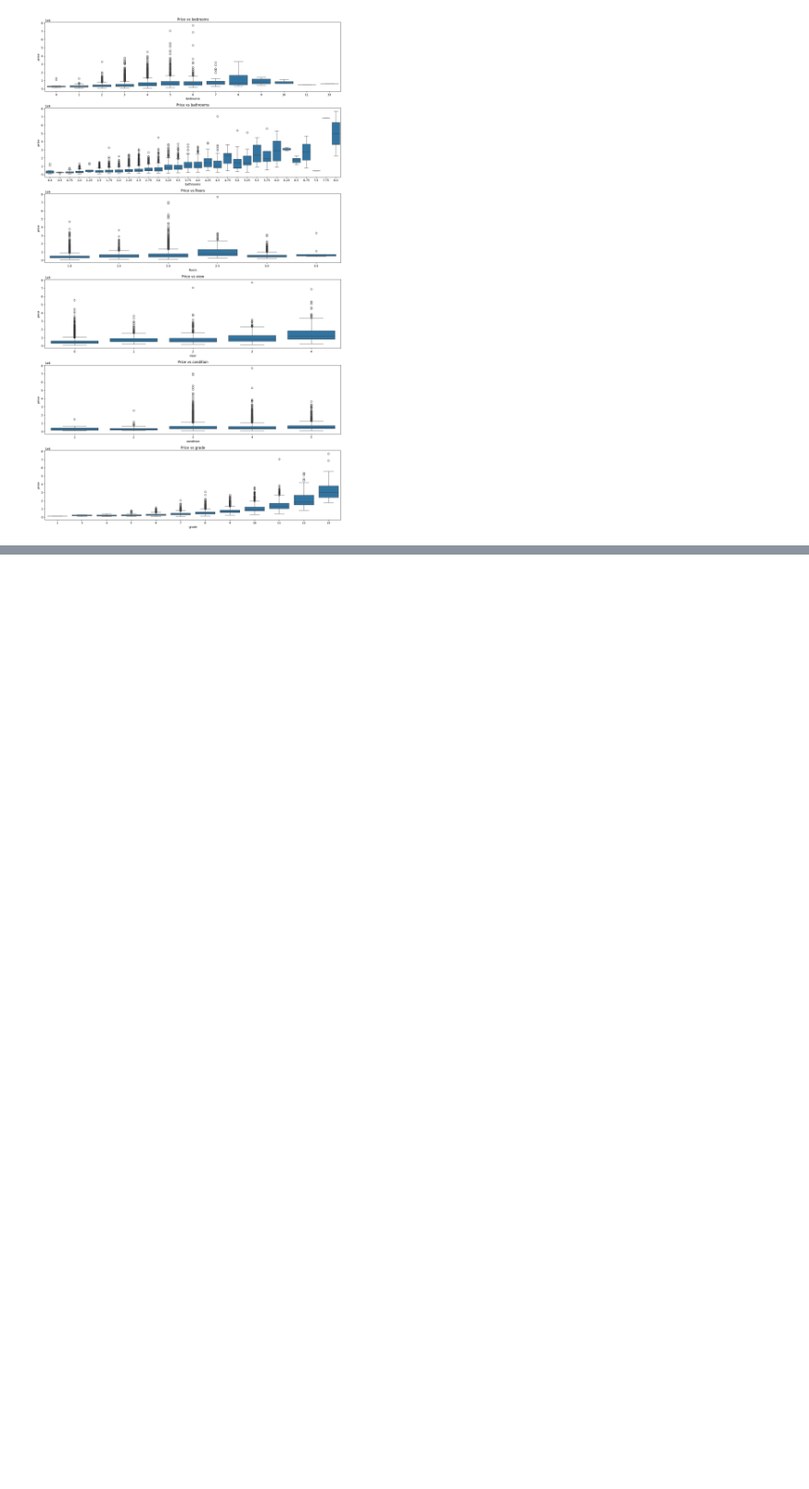
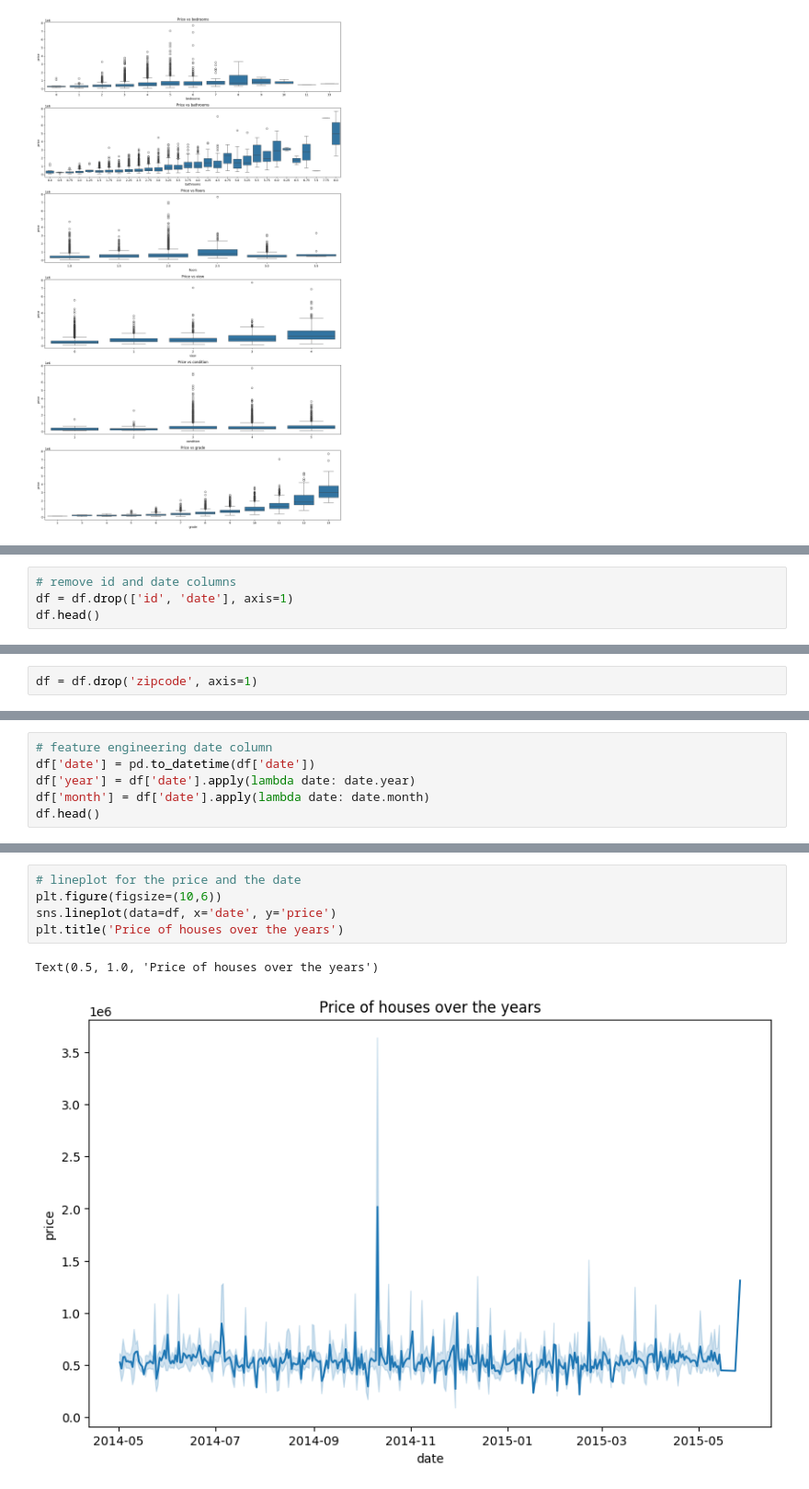
Before and after one commit to AnubhavYadavBCA25/House-Price-Prediction, a Jupyter notebook: notebooks/practice.ipynb, the cells around one changed output, grey strips where cells are left out. Shown at 92% size. Drawn from its saved outputs; the diff is of its cells as text; blank space fills up the shorter version.

```diff
--- a/notebooks/practice.ipynb
+++ b/notebooks/practice.ipynb
@@ -249,0 +262,4 @@ plt.tight_layout()
+# %%
+# remove id and date columns
+df = df.drop(['id', 'date'], axis=1)
+df.head()
@@ -249,0 +285,2 @@ plt.tight_layout()
+# %%
+df = df.drop('zipcode', axis=1)
@@ -249,0 +291,6 @@ plt.tight_layout()
+# %%
+# feature engineering date column
+df['date'] = pd.to_datetime(df['date'])
+df['year'] = df['date'].apply(lambda date: date.year)
+df['month'] = df['date'].apply(lambda date: date.month)
+df.head()
@@ -249,0 +305,8 @@ plt.tight_layout()
+# %%
+# lineplot for the price and the date
+plt.figure(figsize=(10,6))
+sns.lineplot(data=df, x='date', y='price')
+plt.title('Price of houses over the years')
+# %% [output]
+Text(0.5, 1.0, 'Price of houses over the years')
+[figure, added]
```
Also changed, not shown: parts of 12 cells of this notebook, 3 other files.
